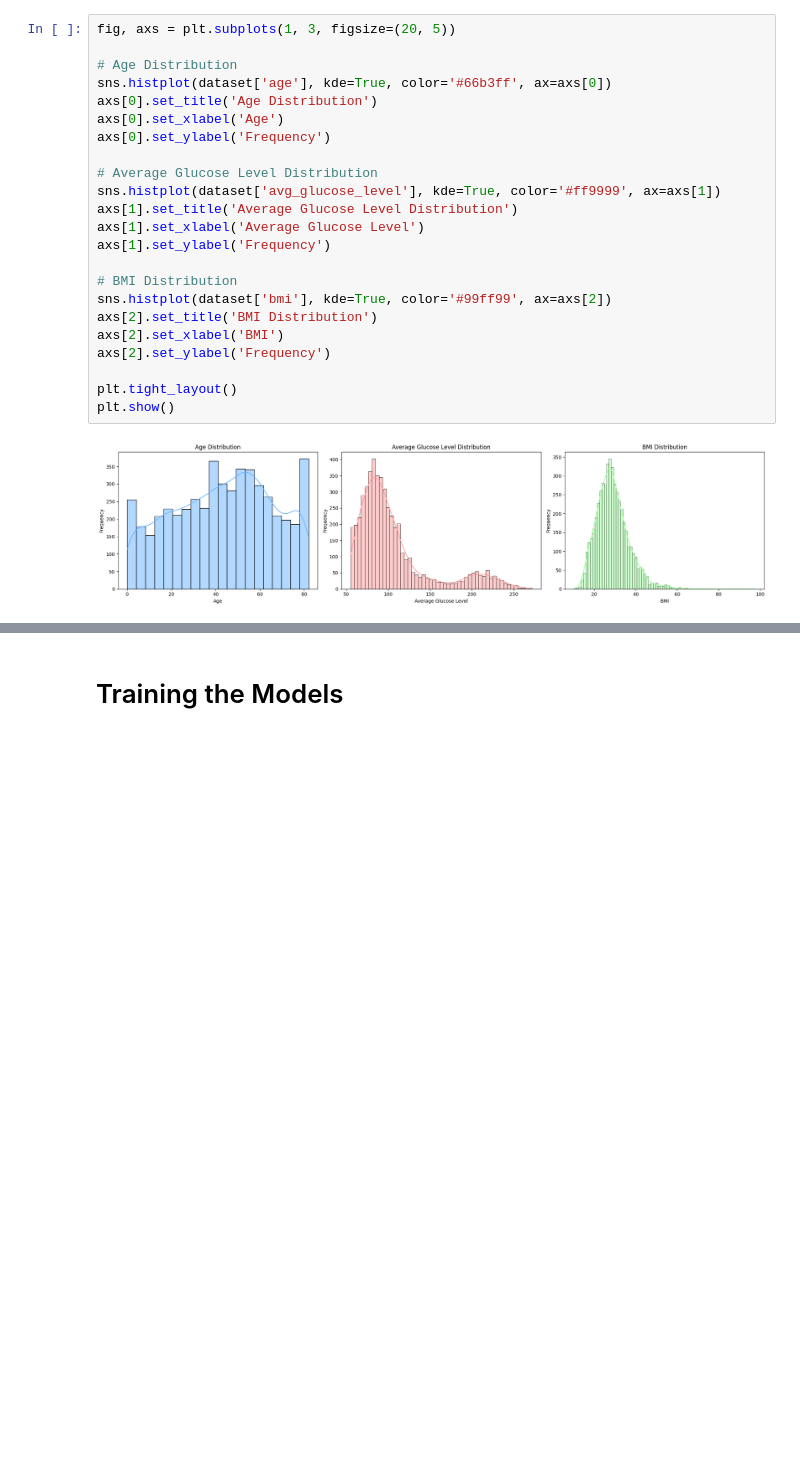
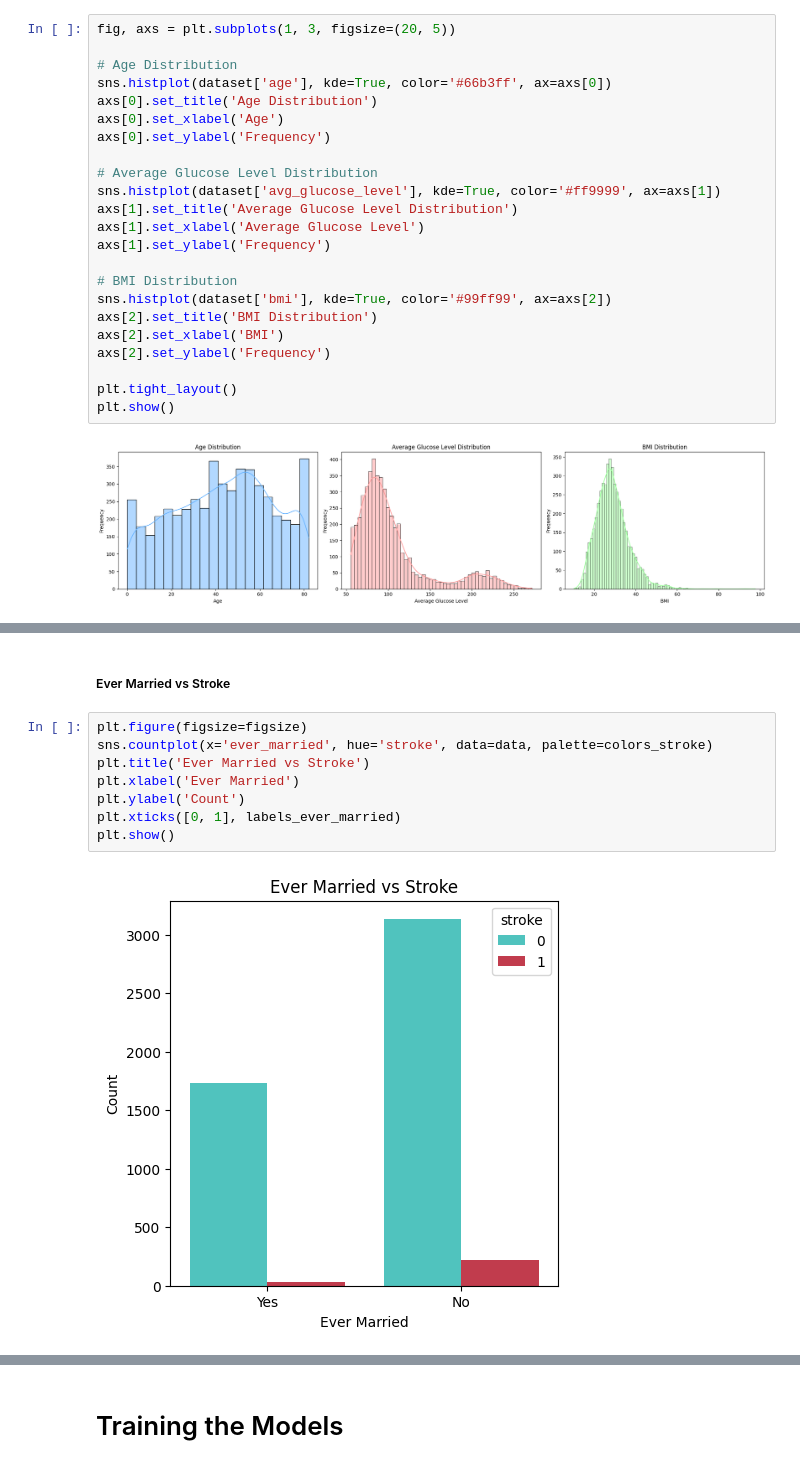
Before and after one commit to timid-angel/stroke-prediction-classifiers, a Jupyter notebook: Stroke Prediction.ipynb, the cells around one changed output, grey strips where cells are left out. Saved outputs shown, nothing was run; the diff lists cells and outputs as text; blank space fills up the shorter version.

```diff
--- a/implementation.ipynb
+++ b/Stroke Prediction.ipynb
@@ -209,0 +228,12 @@ plt.show()
+# %% [markdown]
+##### Ever Married vs Stroke
+# %%
+plt.figure(figsize=figsize)
+sns.countplot(x='ever_married', hue='stroke', data=data, palette=colors_stroke)
+plt.title('Ever Married vs Stroke')
+plt.xlabel('Ever Married')
+plt.ylabel('Count')
+plt.xticks([0, 1], labels_ever_married)
+plt.show()
+# %% [output]
+[figure, added]
```
Also changed, not shown: parts of 40 cells of this notebook, 1 other file.
